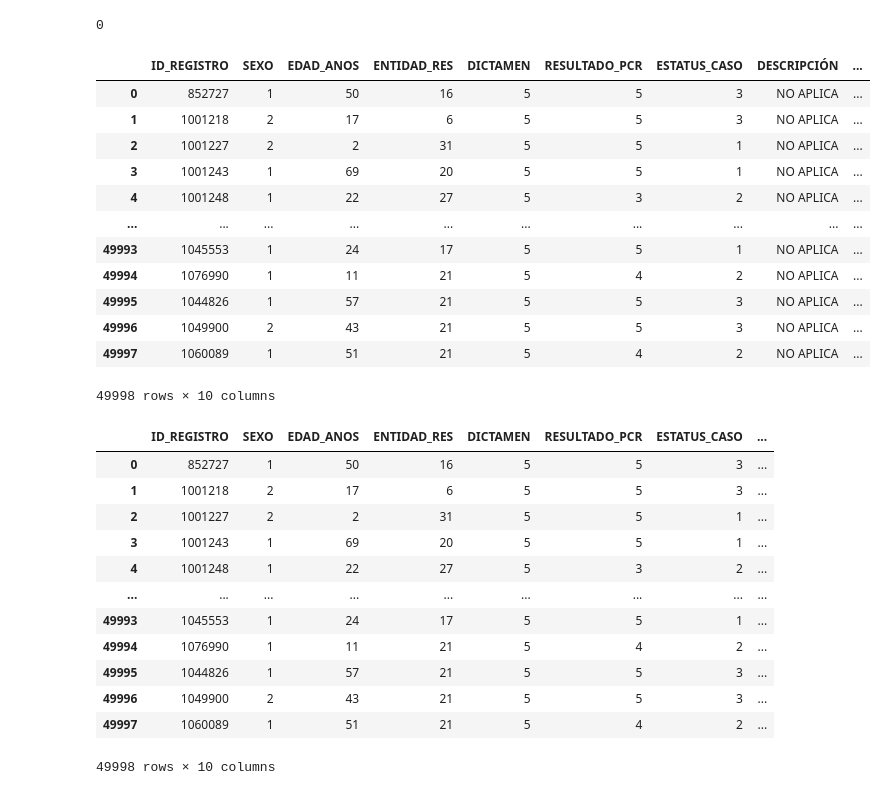
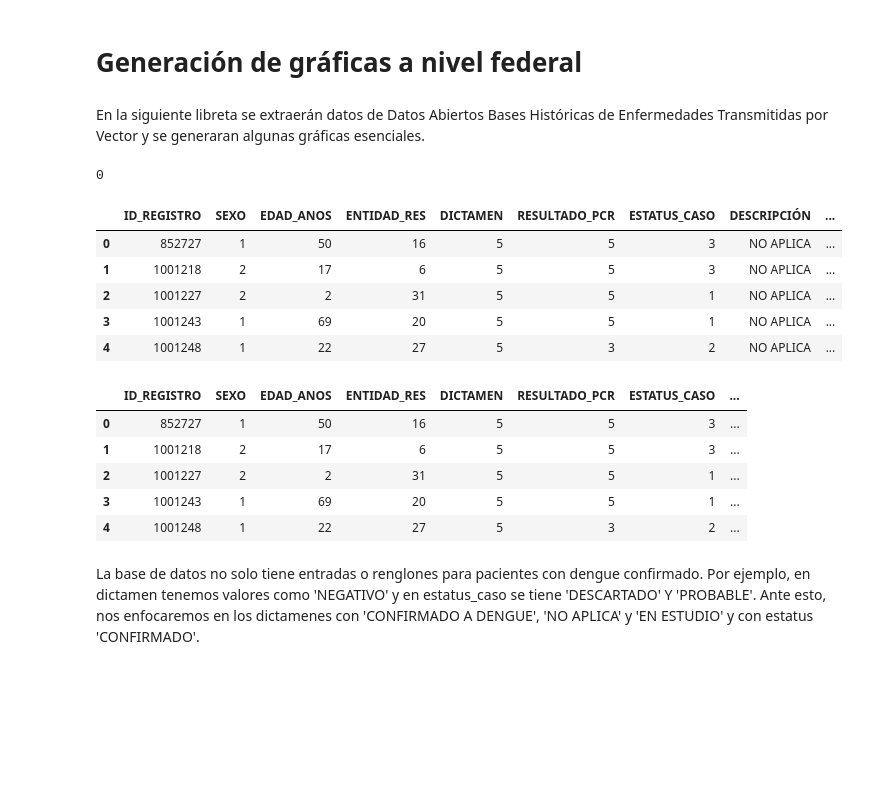
Before and after one commit to fofojaramillo/practica-introdatsci, a Jupyter notebook: graficas.ipynb, the cells around one changed output. Saved outputs shown, nothing was run; the diff lists cells and outputs as text; code cells hidden in the pictures; blank space fills up the shorter version.

Commit message:
Actualización gráficas

```diff
--- a/graficas.ipynb
+++ b/graficas.ipynb
@@ -1 +1,5 @@
+# %% [markdown]
+# Generación de gráficas a nivel federal
+# %% [markdown]
+En la siguiente libreta se extraerán datos de Datos Abiertos Bases Históricas de Enfermedades Transmitidas por Vector y se generaran algunas gráficas esenciales.
 # %%
@@ -17,20 +26,23 @@ INNER JOIN resultado_pcr ON registro.RESULTADO_PCR = resultado_pcr.clave;
 '''
 # %%
 df = pd.read_sql_query(query, connection)
-df
+df.head()
 # %% [output]
 |  | ID_REGISTRO | SEXO | EDAD_ANOS | ENTIDAD_RES | DICTAMEN | RESULTADO_PCR | ESTATUS_CASO | DESCRIPCIÓN | ... |
 | 0 | 852727 | 1 | 50 | 16 | 5 | 5 | 3 | NO APLICA | ... |
 | 1 | 1001218 | 2 | 17 | 6 | 5 | 5 | 3 | NO APLICA | ... |
 | 2 | 1001227 | 2 | 2 | 31 | 5 | 5 | 1 | NO APLICA | ... |
 | 3 | 1001243 | 1 | 69 | 20 | 5 | 5 | 1 | NO APLICA | ... |
 | 4 | 1001248 | 1 | 22 | 27 | 5 | 3 | 2 | NO APLICA | ... |
-| ... | ... | ... | ... | ... | ... | ... | ... | ... | ... |
-| 49993 | 1045553 | 1 | 24 | 17 | 5 | 5 | 1 | NO APLICA | ... |
-| 49994 | 1076990 | 1 | 11 | 21 | 5 | 4 | 2 | NO APLICA | ... |
-| 49995 | 1044826 | 1 | 57 | 21 | 5 | 5 | 3 | NO APLICA | ... |
-| 49996 | 1049900 | 2 | 43 | 21 | 5 | 5 | 3 | NO APLICA | ... |
-| 49997 | 1060089 | 1 | 51 | 21 | 5 | 4 | 2 | NO APLICA | ... |
-49998 rows × 10 columns
 # %%
+lista = list(df.columns)
 nuevas_columnas = lista[0:-3] + ['Descripcion_dictamen', 'Descripcion_estatus', 'Descripcion_pcr']
+df.columns = nuevas_columnas
+df.head()
+# %% [output]
+|  | ID_REGISTRO | SEXO | EDAD_ANOS | ENTIDAD_RES | DICTAMEN | RESULTADO_PCR | ESTATUS_CASO | ... |
+| 0 | 852727 | 1 | 50 | 16 | 5 | 5 | 3 | ... |
+| 1 | 1001218 | 2 | 17 | 6 | 5 | 5 | 3 | ... |
+| 2 | 1001227 | 2 | 2 | 31 | 5 | 5 | 1 | ... |
+| 3 | 1001243 | 1 | 69 | 20 | 5 | 5 | 1 | ... |
+| 4 | 1001248 | 1 | 22 | 27 | 5 | 3 | 2 | ... |
@@ -39,19 +49,5 @@ df.columns = nuevas_columnas
-# %%
-df
-# %% [output]
-|  | ID_REGISTRO | SEXO | EDAD_ANOS | ENTIDAD_RES | DICTAMEN | RESULTADO_PCR | ESTATUS_CASO | ... |
-| 0 | 852727 | 1 | 50 | 16 | 5 | 5 | 3 | ... |
-| 1 | 1001218 | 2 | 17 | 6 | 5 | 5 | 3 | ... |
-| 2 | 1001227 | 2 | 2 | 31 | 5 | 5 | 1 | ... |
-| 3 | 1001243 | 1 | 69 | 20 | 5 | 5 | 1 | ... |
-| 4 | 1001248 | 1 | 22 | 27 | 5 | 3 | 2 | ... |
-| ... | ... | ... | ... | ... | ... | ... | ... | ... |
-| 49993 | 1045553 | 1 | 24 | 17 | 5 | 5 | 1 | ... |
-| 49994 | 1076990 | 1 | 11 | 21 | 5 | 4 | 2 | ... |
-| 49995 | 1044826 | 1 | 57 | 21 | 5 | 5 | 3 | ... |
-| 49996 | 1049900 | 2 | 43 | 21 | 5 | 5 | 3 | ... |
-| 49997 | 1060089 | 1 | 51 | 21 | 5 | 4 | 2 | ... |
-49998 rows × 10 columns
+# %% [markdown]
+La base de datos no solo tiene entradas o renglones para pacientes con dengue confirmado. Por ejemplo, en dictamen tenemos valores como 'NEGATIVO' y en estatus_caso se tiene 'DESCARTADO' Y 'PROBABLE'. Ante esto, nos enfocaremos en los dictamenes con 'CONFIRMADO A DENGUE', 'NO APLICA' y 'EN ESTUDIO' y con estatus 'CONFIRMADO'.
 # %%
 dictamenes_aceptables = ['CONFIRMADO A DENGUE', 'NO APLICA', 'EN ESTUDIO']
 estatus_aceptable = 'CONFIRMADO'
```
Also changed, not shown: parts of 28 cells of this notebook.
